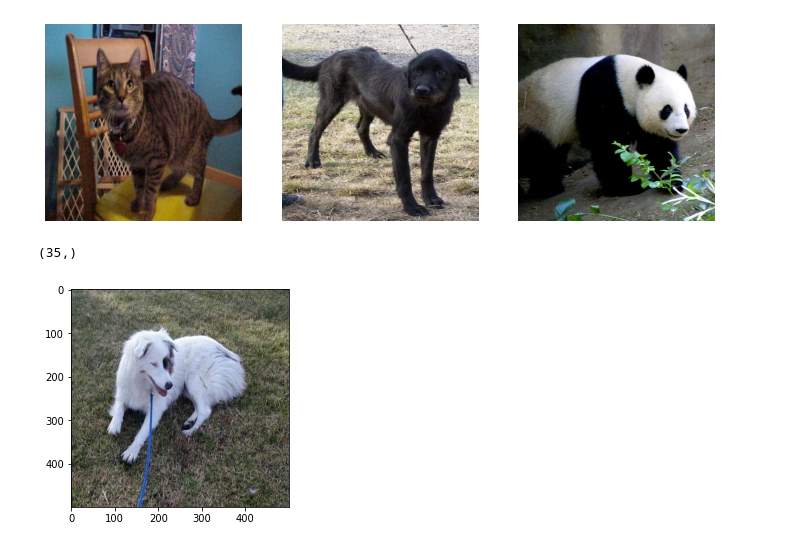
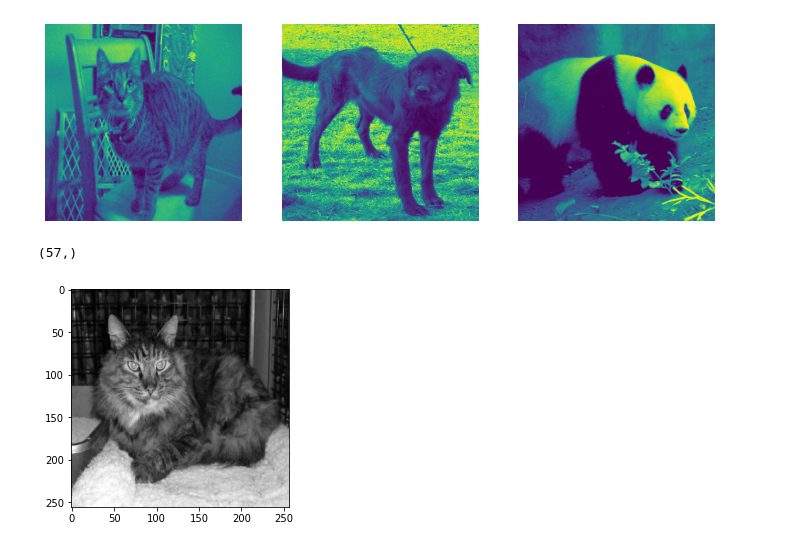
Before and after one commit to AxelleHumbert/MoteurRecherche, a Jupyter notebook: noctisScript.ipynb, the cells around one changed output. Cells and saved outputs as stored; diff of their text form; code cells hidden in the pictures.

```diff
--- a/noctisScript.ipynb
+++ b/noctisScript.ipynb
@@ -15,43 +16,54 @@ from scipy.signal import correlate2d
 from skimage import io
 from skimage.transform import resize
 # %%
-pixelsPerCells = (16,16)
-size = 500
+pixelsPerCells = (8,8)
+size = 256
 
-cats = [resize(io.imread(f"animals/cats/cats_" + f"{idx:05d}" + ".jpg"), (size, size)) for idx in range(1,20)]
-dogs = [resize(io.imread(f"animals/dogs/dogs_"+ f"{idx:05d}" + ".jpg"), (size, size)) for idx in range(1,9)]
-pandas = [resize(io.imread(f"animals/pandas/panda_" + f"{idx:05d}" + ".jpg"), (size, size)) for idx in range(1,9)]
+cats = [resize(io.imread(f"animals/cats/cats_" + f"{idx:05d}" + ".jpg", as_gray=True), (size, size)) for idx in range(1,49)]
+dogs = [resize(io.imread(f"animals/dogs/dogs_"+ f"{idx:05d}" + ".jpg", as_gray=True), (size, size)) for idx in range(1,49)]
+pandas = [resize(io.imread(f"animals/pandas/panda_" + f"{idx:05d}" + ".jpg", as_gray=True), (size, size)) for idx in range(1,49)]
 images = cats + dogs + pandas
 
 fig, axes = plt.subplots(nrows=1, ncols=3, figsize=(12, 6))
 axes[0].imshow(cats[0]) and axes[0].axis('off')
 axes[1].imshow(dogs[0]) and axes[1].axis('off')
 axes[2].imshow(pandas[0]) and axes[2].axis('off')
 
 plt.show()
 # %% [output]
-[figure, old version]
+[figure, new version]
 # %%
 
 cats_hog = [hog(img, orientations=8, pixels_per_cell=pixelsPerCells,
-                    cells_per_block=(1, 1), channel_axis=2) for img in cats]
+                    cells_per_block=(1, 1)) for img in cats]
 dogs_hog = [hog(img, orientations=8, pixels_per_cell=pixelsPerCells,
-                    cells_per_block=(1, 1), channel_axis=2) for img in dogs]
+                    cells_per_block=(1, 1)) for img in dogs]
 pandas_hog = [hog(img, orientations=8, pixels_per_cell=pixelsPerCells,
-                    cells_per_block=(1, 1), channel_axis=2) for img in pandas]
+                    cells_per_block=(1, 1)) for img in pandas]
+
+cats_canny = [canny(resize(io.imread(f"animals/cats/cats_" + f"{idx:05d}" + ".jpg", as_gray=True), (size, size)), sigma=2, low_threshold=0.1, high_threshold=0.3) for idx in range(1,20)]
+dogs_canny = [canny(resize(io.imread(f"animals/dogs/dogs_"+ f"{idx:05d}" + ".jpg", as_gray=True), (size, size)), sigma=2, low_threshold=0.1, high_threshold=0.3) for idx in range(1,20)]
+pandas_canny = [canny(resize(io.imread(f"animals/pandas/panda_" + f"{idx:05d}" + ".jpg", as_gray=True), (size, size)), sigma=2, low_threshold=0.1, high_threshold=0.3) for idx in range(1,20)]
+
+# # étiquettes (1 pour les vélos, 2 pour les voitures)
+# cats_labels = 1 * np.ones((len(cats_hog), ))
+# dogs_labels = 2 * np.ones((len(dogs_hog), ))
+# pandas_labels = 3 * np.ones((len(pandas_hog), ))
 
 # étiquettes (1 pour les vélos, 2 pour les voitures)
-cats_labels = 1 * np.ones((len(cats_hog), ))
-dogs_labels = 2 * np.ones((len(dogs_hog), ))
-pandas_labels = 3 * np.ones((len(pandas_hog), ))
+cats_labels = 1 * np.ones((len(cats_canny), ))
+dogs_labels = 2 * np.ones((len(dogs_canny), ))
+pandas_labels = 3 * np.ones((len(pandas_canny), ))
 
-dataset = np.concatenate((cats_hog, dogs_hog, pandas_hog))
+# dataset = np.concatenate((cats_hog, dogs_hog, pandas_hog))
+dataset = np.concatenate((cats_canny, dogs_canny, pandas_canny))
+
 labels = np.concatenate((cats_labels, dogs_labels, pandas_labels)).astype("int")
 print(labels.shape)
 # %% [output]
-(35,)
+(57,)
 # %%
-query = resize(io.imread("animals/dogs/dogs_" + f"{8:05d}" + ".jpg"), (size, size))
-plt.imshow(query) and plt.show()
+query = resize(io.imread("animals/cats/cats_" + f"{48:05d}" + ".jpg", as_gray=True), (size, size))
+plt.imshow(query, cmap="gray") and plt.show()
 # %% [output]
-[figure, old version]
+[figure, new version]
```
Also changed, not shown: parts of 11 cells of this notebook, 1 other file.
